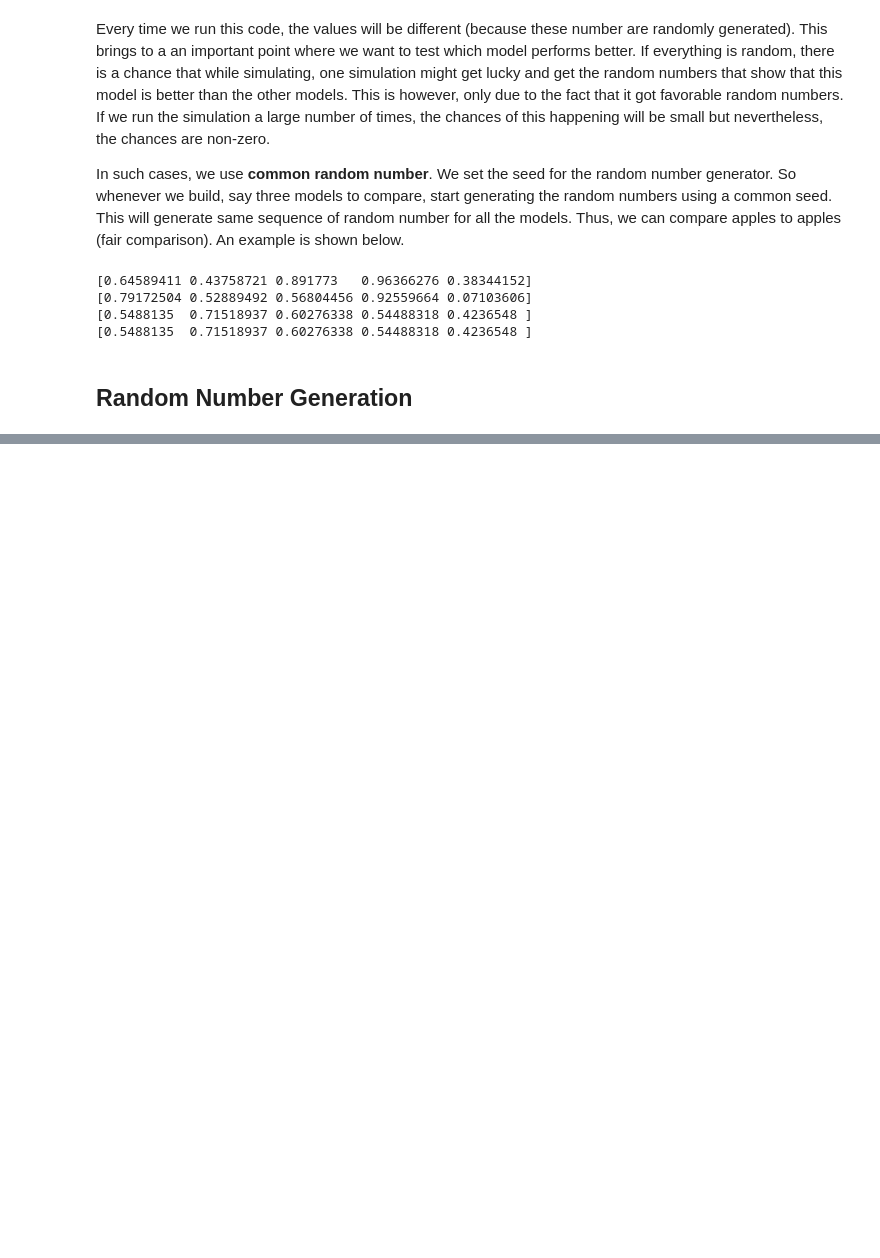
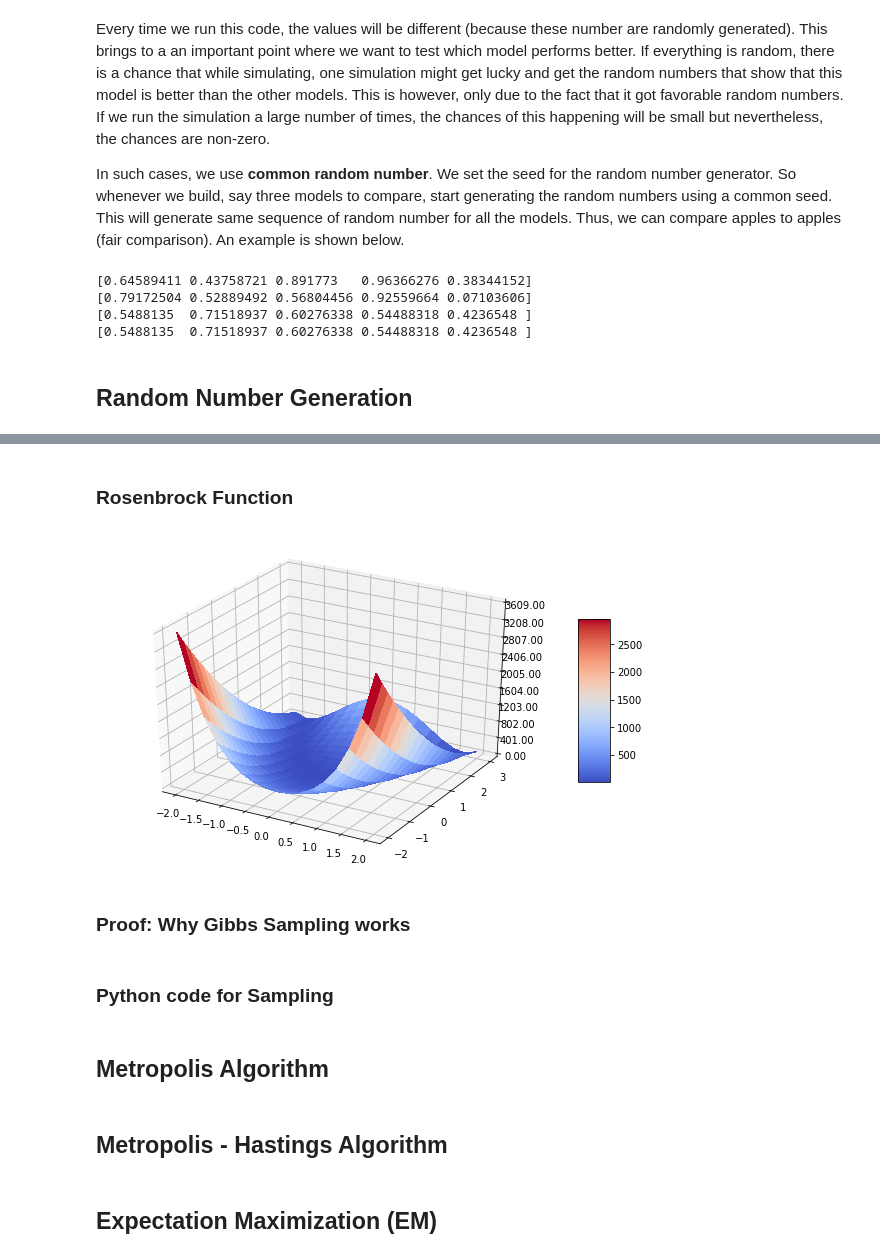
Before and after one commit to ashutoshnayakIE/MCMC, a Jupyter notebook: MCMC.ipynb, the cells around one changed output, grey strips where cells are left out. Saved outputs shown, nothing was run; the diff lists cells and outputs as text; code cells hidden in the pictures; blank space fills up the shorter version.

```diff
--- a/MCMC.ipynb
+++ b/MCMC.ipynb
@@ -119,0 +136,43 @@ But life is not that kind. More often than we think, we have to draw samples fro
+# %% [markdown]
+<h3>Rosenbrock Function</h3>
+# %%
+'''
+2-D ROSENBROCK FUNCTION
+We will use 2-dimensional rosenbrock distribution to explain our different MCMC techniques.
+The rosenbrock function is given by: f(x,y) = (a-x)^2 + b* ((y-x^2))^2  where a = 1, b = 100 generally
+code is taken from: https://www.cc.gatech.edu/classes/AY2015/cs2316_fall/codesamples/rosenbrock_demo.py
+In rosenbrock distribution, for a given value y,
+'''
+fig = plt.figure(figsize=(10,6))
+ax  = fig.gca(projection='3d')
+
+s = 0.25                        # Try s=1, 0.25, 0.1, or 0.05
+X = np.arange(-2, 2.+s, s)   #Could use linspace instead if dividing
+Y = np.arange(-2, 3.+s, s)   #evenly instead of stepping...
+
+#Create the mesh grid(s) for all X/Y combos.
+X, Y = np.meshgrid(X, Y)
+
+#Rosenbrock function w/ two parameters using numpy Arrays
+Z = (1.-X)**2 + 100.*(Y-X*X)**2
+
+surf = ax.plot_surface(X, Y, Z, rstride=1, cstride=1, cmap=cm.coolwarm,
+         linewidth=0, antialiased=False);  #Try coolwarm vs jet
+
+
+ax.zaxis.set_major_locator(LinearLocator(10))
+ax.zaxis.set_major_formatter(FormatStrFormatter('%.02f'))
+
+fig.colorbar(surf, shrink=0.5, aspect=5);
+# %% [output]
+[figure, added]
+# %% [markdown]
+<h3>Proof: Why Gibbs Sampling works</h3>
+# %% [markdown]
+<h3>Python code for Sampling</h3>
+# %% [markdown]
+<h2>Metropolis Algorithm</h2>
+# %% [markdown]
+<h2>Metropolis - Hastings Algorithm</h2>
+# %% [markdown]
+<h2>Expectation Maximization (EM)</h2>
```
Also changed, not shown: parts of 4 cells of this notebook.
